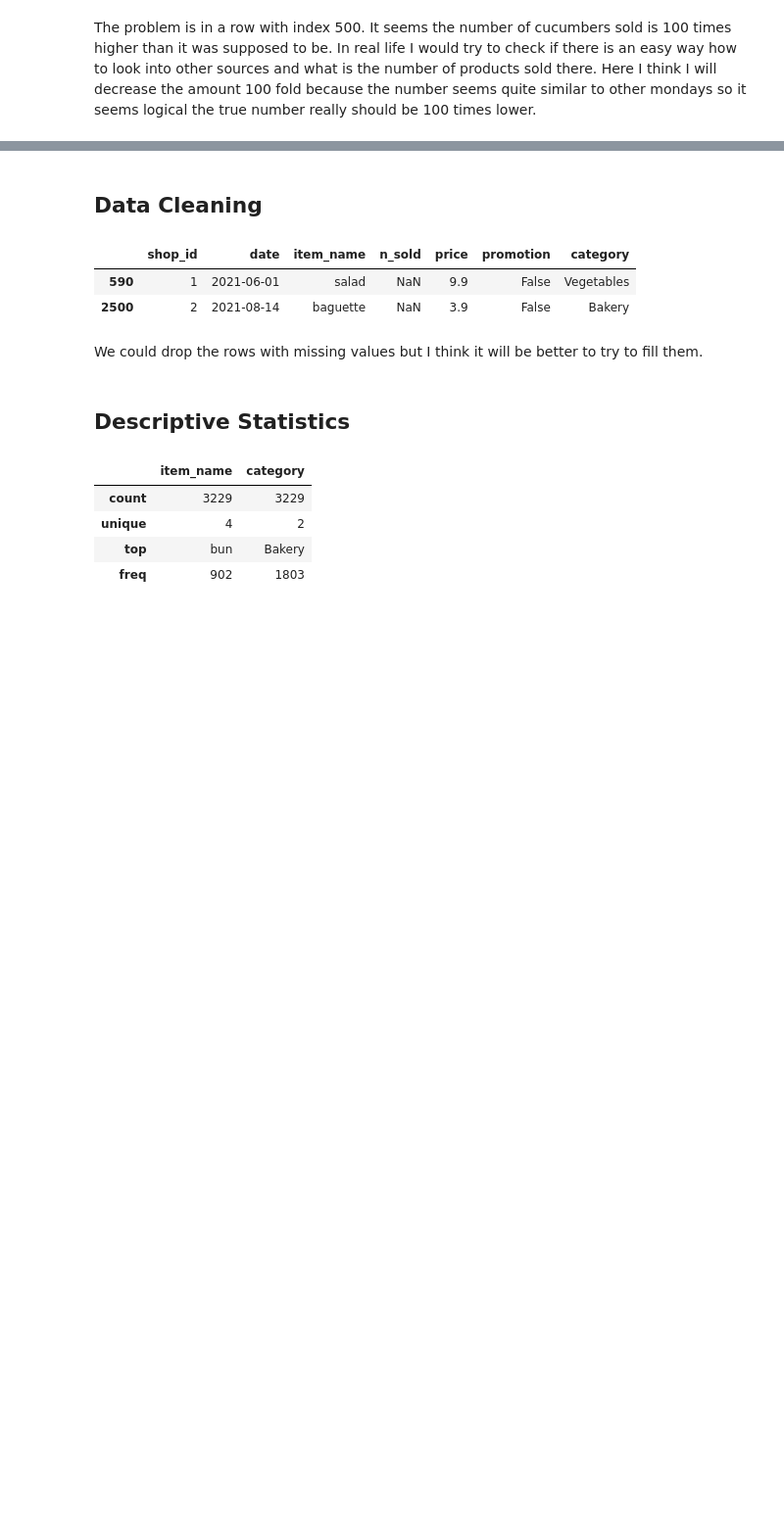
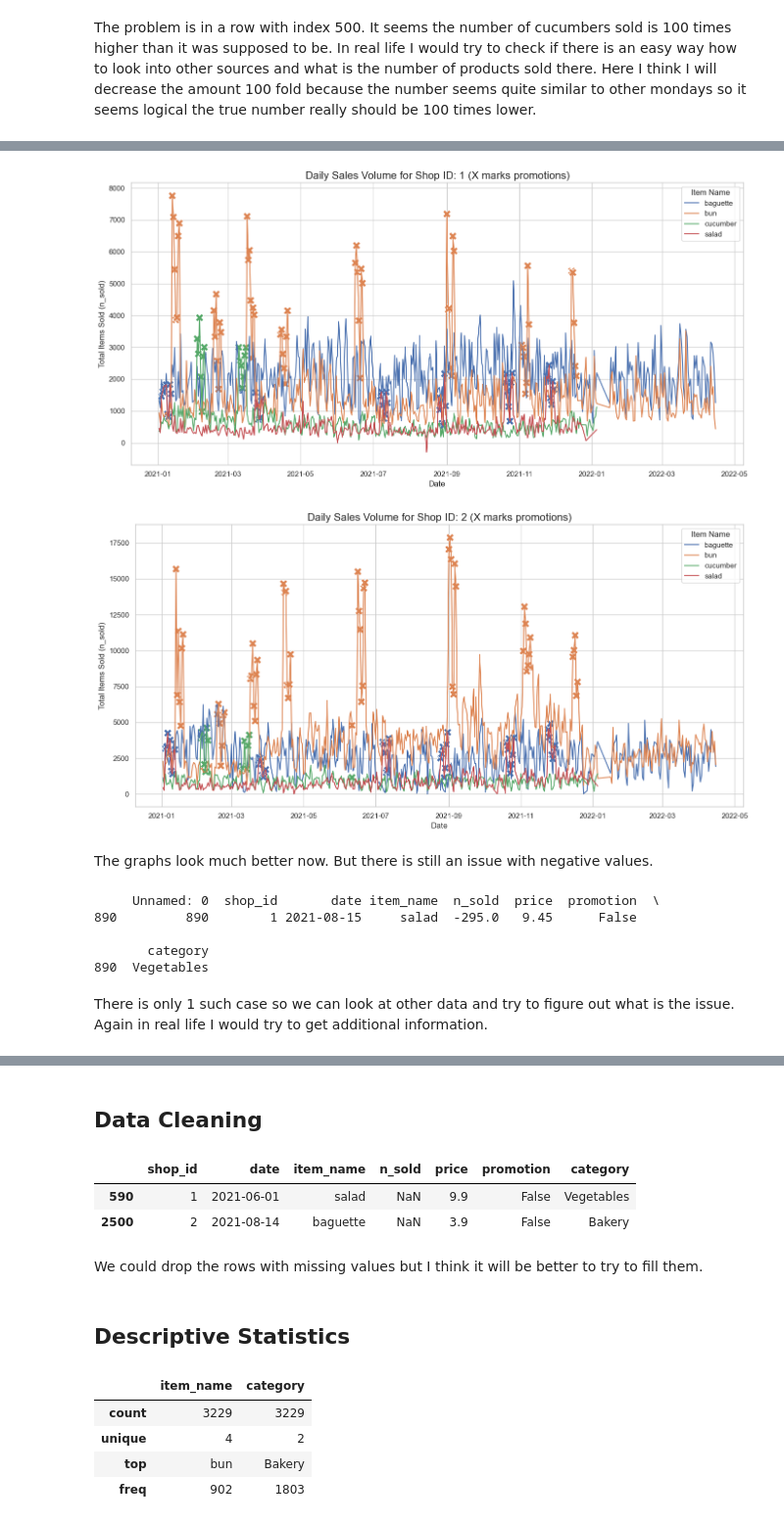
Before and after one commit to JaroslavMr/albert_forecast, a Jupyter notebook: forecast.ipynb, the cells around one changed output, grey strips where cells are left out. Shown at 98% size. Saved outputs shown, nothing was run; the diff lists cells and outputs as text; code cells hidden in the pictures; blank space fills up the shorter version.

```diff
--- a/forecast.ipynb
+++ b/forecast.ipynb
@@ -179,2 +200,16 @@ pd.reset_option('display.max_rows')
 # %% [markdown]
 The problem is in a row with index 500. It seems the number of cucumbers sold is 100 times higher than it was supposed to be. In real life I would try to check if there is an easy way how to look into other sources and what is the number of products sold there. Here I think I will decrease the amount 100 fold because the number seems quite similar to other mondays so it seems logical the true number really should be 100 times lower.
+# %%
+# Display the original row (for comparison)
+print("--- Original row at index 500: ---")
+print(df.loc[500])
+
+# Create a copy of the original DataFrame to avoid modifying it directly
+df2 = df.copy()
+
+# Divide 'n_sold' by 100 for the row with index 500 and make the change to another DataFrame so we have the original data intact
+df2.loc[500, 'n_sold'] = df2.loc[500, 'n_sold'] / 100
+
+# Display the modified row to confirm the change
+print("\n--- Modified row at index 500: ---")
+print(df2.loc[500])
@@ -180,0 +234,23 @@ The problem is in a row with index 500. It seems the number of cucumbers sold is
+# %%
+# Check the visualization again
+# Generate the graph for Shop 1
+plot_shop_sales_with_promotions(df2, shop_id=1)
+
+# Generate the graph for Shop 2
+plot_shop_sales_with_promotions(df2, shop_id=2)
+# %% [output]
+[figure, added]
+[figure, added]
+# %% [markdown]
+The graphs look much better now. But there is still an issue with negative values.
+# %%
+negative_n_sold = df2[df2['n_sold'] < 0].copy()
+print(negative_n_sold)
+# %% [output]
+     Unnamed: 0  shop_id       date item_name  n_sold  price  promotion  \
+890         890        1 2021-08-15     salad  -295.0   9.45      False
+
+       category
+890  Vegetables
+# %% [markdown]
+There is only 1 such case so we can look at other data and try to figure out what is the issue. Again in real life I would try to get additional information.
```
Also changed, not shown: parts of 21 cells of this notebook.
